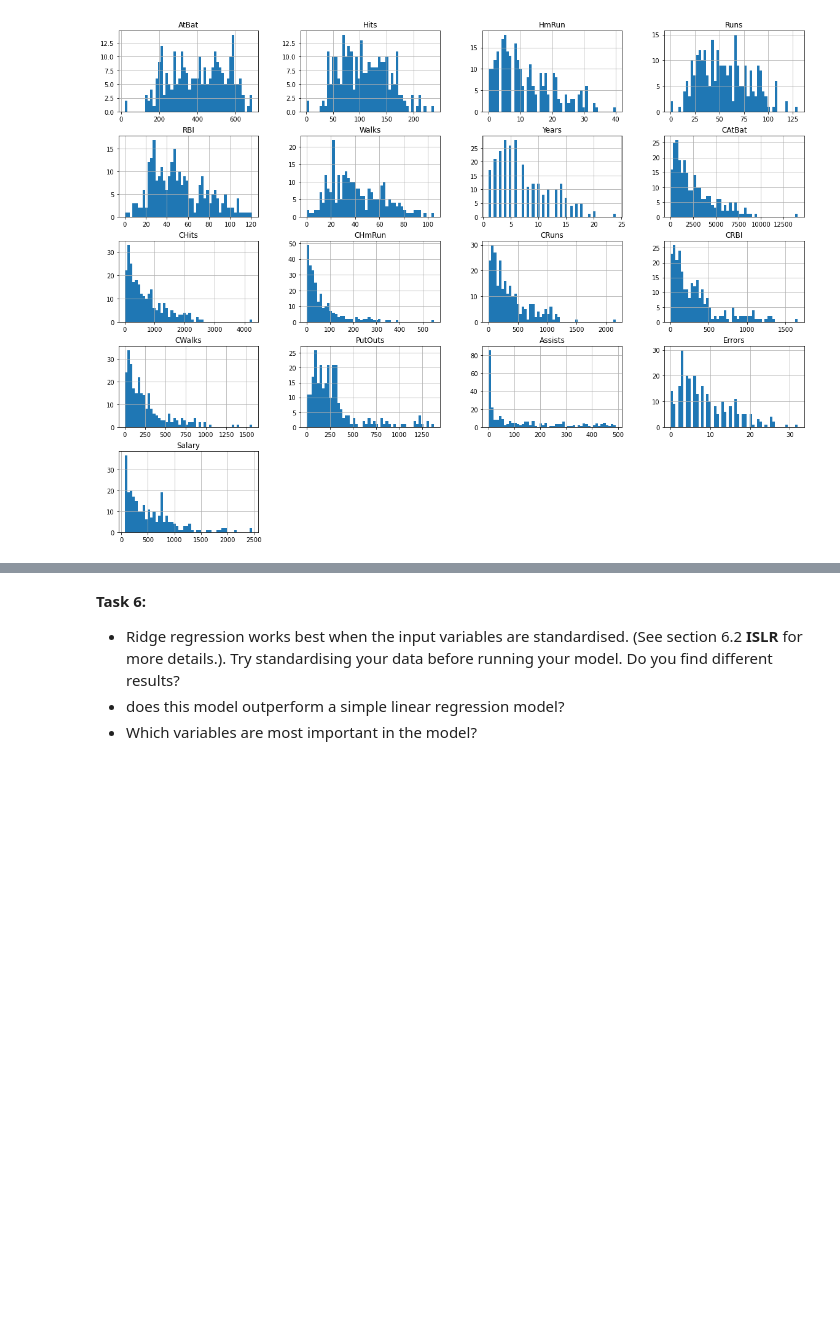
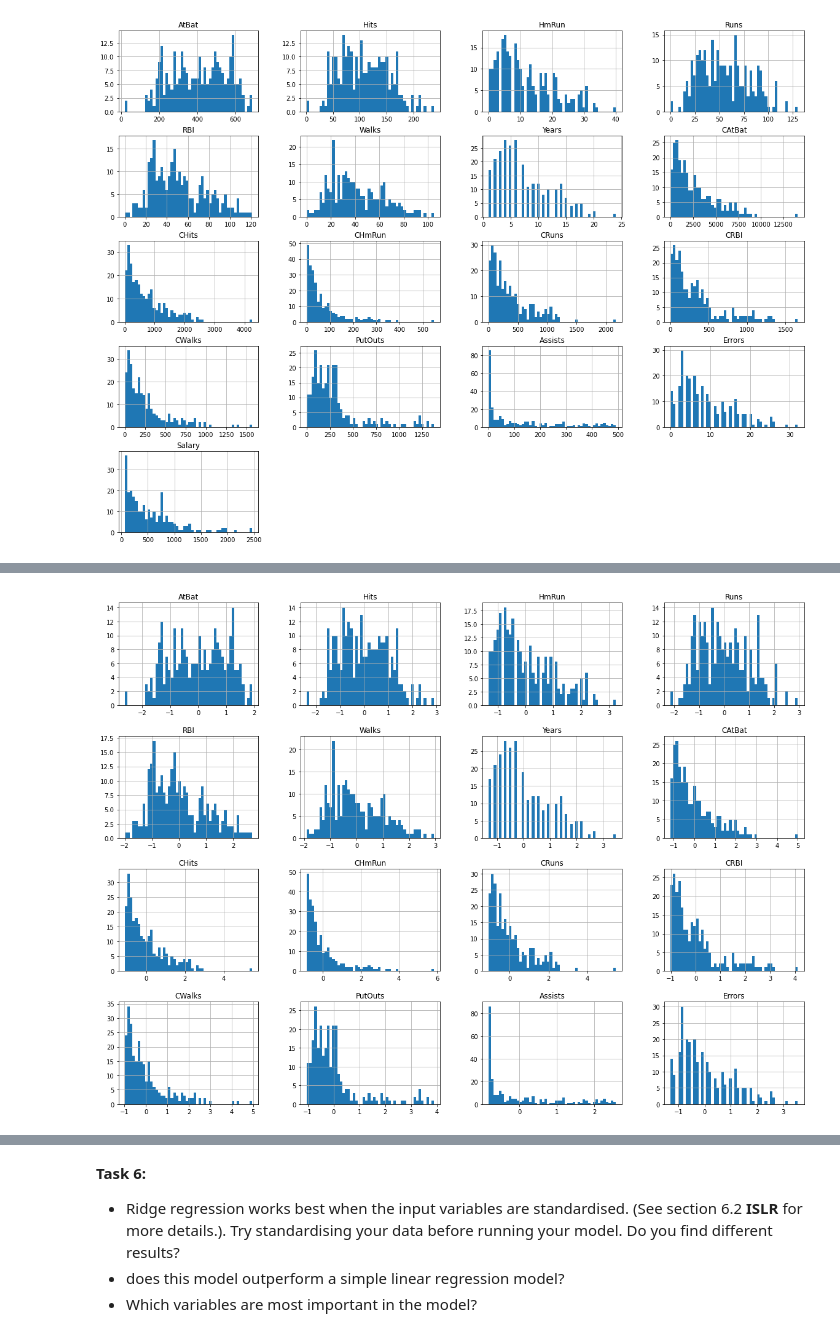
Before and after one commit to RaphaelBouvet/stats_3, a Jupyter notebook: Notebooks/03-CrossValidation&Regularisation.ipynb, the cells around one changed output, grey strips where cells are left out. Drawn from its saved outputs; the diff is of its cells as text; code cells hidden in the pictures; blank space fills up the shorter version.

```diff
--- a/Notebooks/03-CrossValidation&Regularisation.ipynb
+++ b/Notebooks/03-CrossValidation&Regularisation.ipynb
@@ -605,0 +633,2 @@ baseball_dp.hist(bins=50, figsize=(20,15));
+# %%
+salary = baseball_dp.pop('Salary')
@@ -606 +642,5 @@ baseball_dp.hist(bins=50, figsize=(20,15));
+# %%
+baseball_std.hist(bins=50, figsize=(20,15));
+# %% [output]
+[figure, added]
 # %% [markdown]
```
Also changed, not shown: parts of 32 cells of this notebook.
